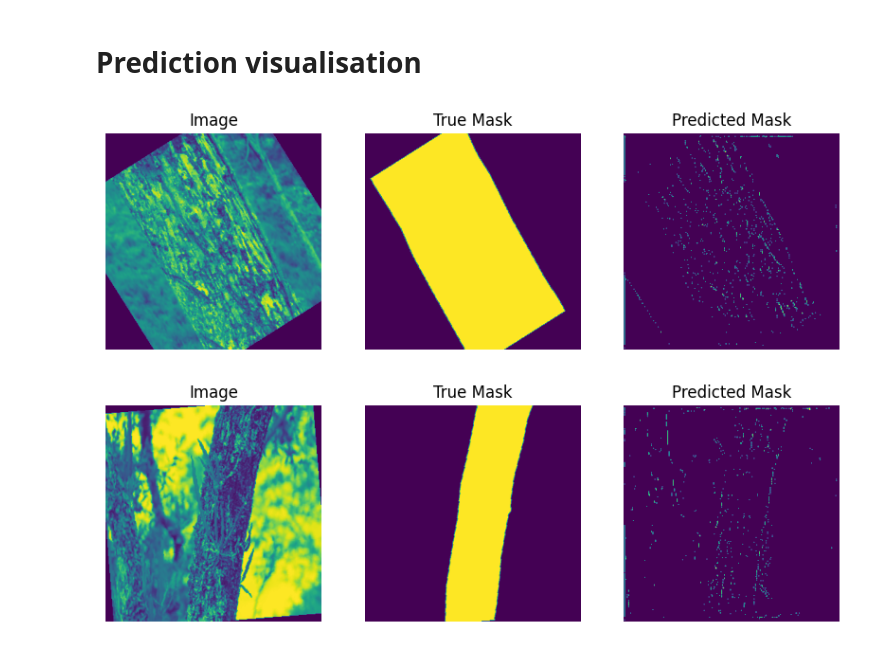
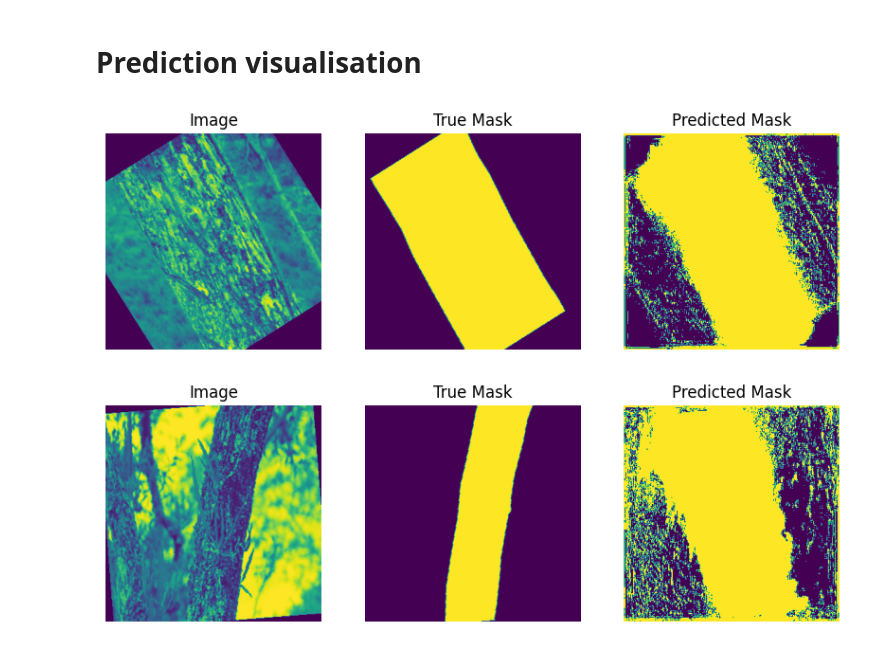
Before and after one commit to GeoKauko/TheNavySeals, a Jupyter notebook: 2_Seal_detection.ipynb, the cells around one changed output. Cells and saved outputs as stored; diff of their text form; code cells hidden in the pictures.

Commit message:
Visualisation predictions

```diff
--- a/2_Seal_detection.ipynb
+++ b/2_Seal_detection.ipynb
@@ -225,9 +225,9 @@ learning_rate = 0.00001
 num_epochs = 20
 
 # Define the loss function and optimizer
-#Tversky loss https://www.kaggle.com/code/bigironsphere/loss-function-library-keras-pytorch
+# Tversky loss https://www.kaggle.com/code/bigironsphere/loss-function-library-keras-pytorch
 ALPHA = 0.5
-BETA = 0.5
+BETA = 0.8
 
 class TverskyLoss(nn.Module):
     def __init__(self, weight=None, size_average=True):
@@ -345,29 +345,28 @@ all_outputs = torch.cat(all_outputs, dim=0)
 # %%
 for i in range(len(outputs[:2])):
 
   # Set visualization variables
   image, mask = test_dataset[i]
-  pred = all_outputs[i]  # Convert from (1, H, W) to (H, W)
-  pred = (pred < 0.2) # Apply threshold to get binary mask
-
+  pred = all_outputs[i]
+  pred = (pred > 0.2).float()
   fig, axes = plt.subplots(1, 3, figsize=(10, 5))
 
   # Show image on axis 0
   axes[0].imshow(image.permute(1, 2, 0))  # Convert from tensor format (C, H, W) to (H, W, C)
   axes[0].set_title('Image')
   axes[0].axis('off')
 
   # Show True mask on axis 1
   axes[1].imshow(mask.permute(1, 2, 0))  # Convert from tensor format (C, H, W) to (H, W, C)
   axes[1].set_title('True Mask')
   axes[1].axis('off')
 
   # Show predicted mask on axis 2
   axes[2].imshow(pred.permute(1,2,0))
   axes[2].set_title('Predicted Mask')
   axes[2].axis('off')
 
   plt.show()
 # %% [output]
-[figure, old version]
+[figure, new version]
-[figure, old version]
+[figure, new version]
```
Also changed, not shown: parts of 1 cell of this notebook.
